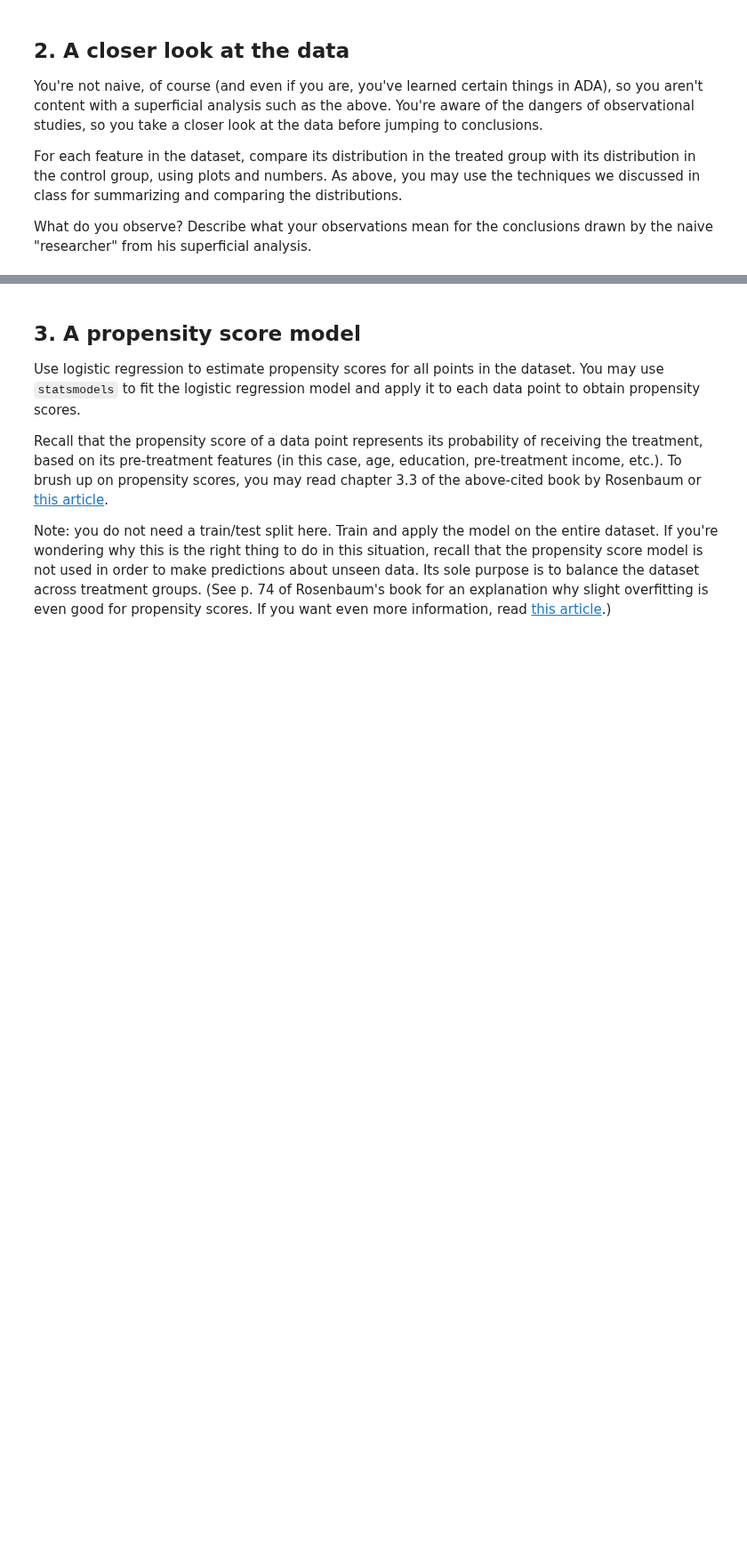
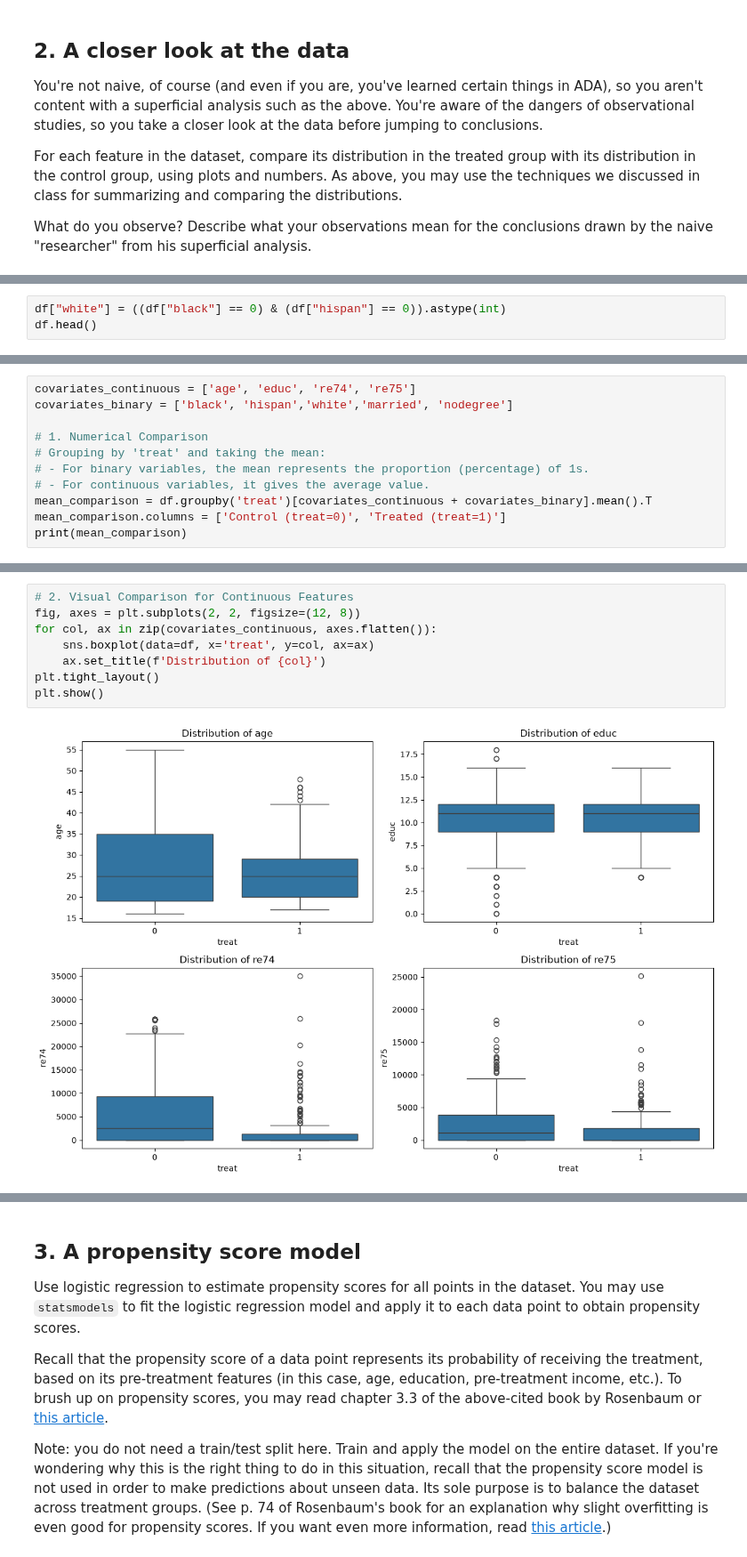
Before and after one commit to dimitripelgrin/ADA2026, a Jupyter notebook: Exercises/05 - Causal analysis of observational data/Observational studies exercise.ipynb, the cells around one changed output, grey strips where cells are left out. Shown at 89% size. Cells and saved outputs as stored; diff of their text form; blank space fills up the shorter version.

```diff
--- a/Exercises/05 - Causal analysis of observational data/Observational studies exercise.ipynb
+++ b/Exercises/05 - Causal analysis of observational data/Observational studies exercise.ipynb
@@ -71,0 +113,3 @@ Describe what your observations mean for the conclusions drawn by the naive "res
+# %%
+df["white"] = ((df["black"] == 0) & (df["hispan"] == 0)).astype(int)
+df.head()
@@ -71,0 +123,11 @@ Describe what your observations mean for the conclusions drawn by the naive "res
+# %%
+covariates_continuous = ['age', 'educ', 're74', 're75']
+covariates_binary = ['black', 'hispan','white','married', 'nodegree']
+
+# 1. Numerical Comparison
+# Grouping by 'treat' and taking the mean:
+# - For binary variables, the mean represents the proportion (percentage) of 1s.
+# - For continuous variables, it gives the average value.
+mean_comparison = df.groupby('treat')[covariates_continuous + covariates_binary].mean().T
+mean_comparison.columns = ['Control (treat=0)', 'Treated (treat=1)']
+print(mean_comparison)
@@ -71,0 +145,10 @@ Describe what your observations mean for the conclusions drawn by the naive "res
+# %%
+# 2. Visual Comparison for Continuous Features
+fig, axes = plt.subplots(2, 2, figsize=(12, 8))
+for col, ax in zip(covariates_continuous, axes.flatten()):
+    sns.boxplot(data=df, x='treat', y=col, ax=ax)
+    ax.set_title(f'Distribution of {col}')
+plt.tight_layout()
+plt.show()
+# %% [output]
+[figure, added]
```
Also changed, not shown: parts of 26 cells of this notebook.
